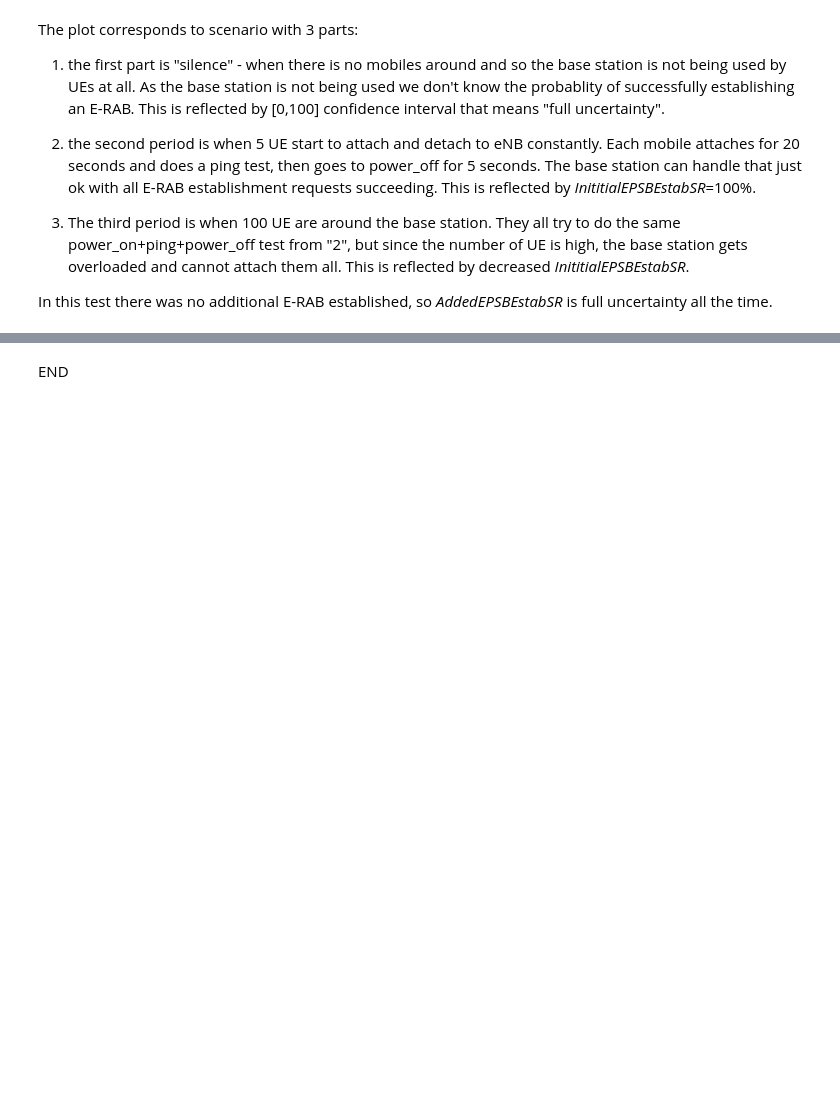
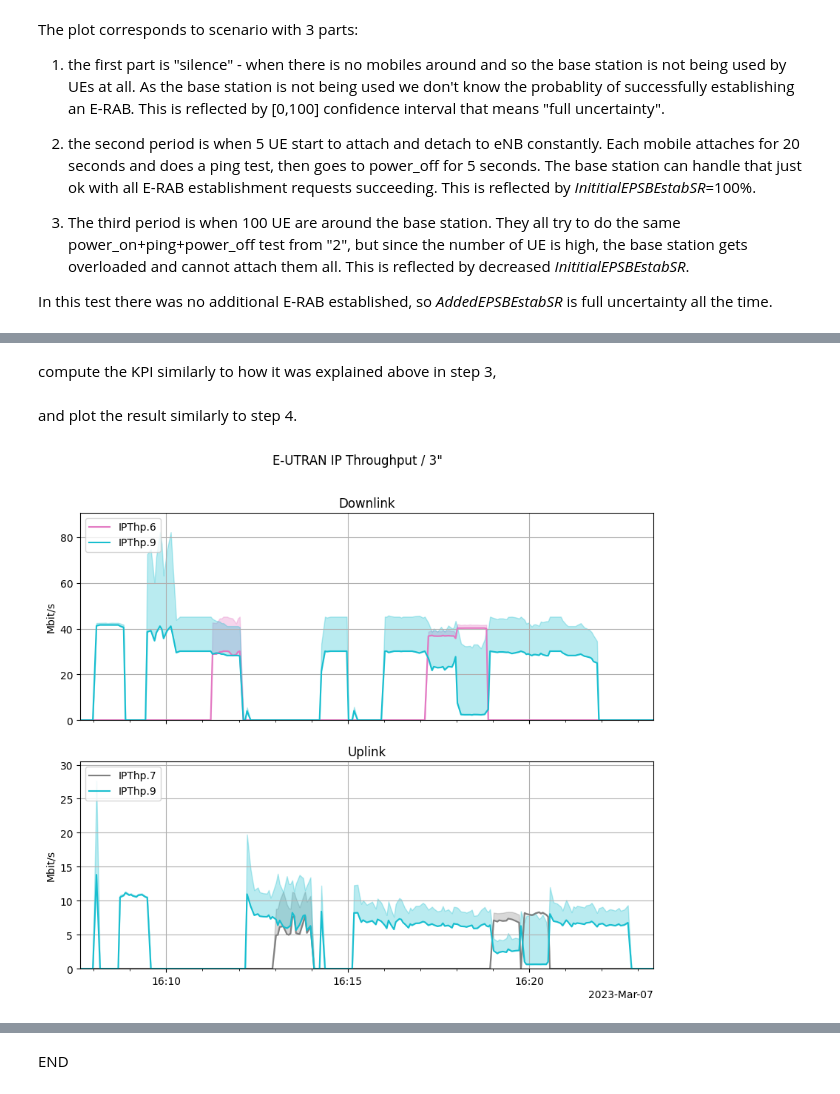
Before and after one commit to navytux/xlte, a Jupyter notebook: demo/kpidemo.ipynb, the cells around one changed output, grey strips where cells are left out. Saved outputs shown, nothing was run; the diff lists cells and outputs as text; code cells hidden in the pictures; blank space fills up the shorter version.

```diff
--- a/demo/kpidemo.ipynb
+++ b/demo/kpidemo.ipynb
@@ -124,0 +135,27 @@ In this test there was no additional E-RAB established, so *AddedEPSBEstabSR* is
+# %%
+xlog_uri = "https://lab.nexedi.com/kirr/misc/raw/1a88e053/lte/20230307-thpdemo.xlog"
+fxlog = urlopen(xlog_uri)
+alogm = akpi.LogMeasure(fxlog, open('/dev/null', 'r'))
+mlog  = load_measurements(alogm)
+# %% [markdown]
+compute the KPI similarly to how it was explained above in step 3,
+# %%
+tperiod = 3  # 3 seconds
+vτ = []
+vIPThp_qci = []
+
+for calc in calc_each_period(mlog, tperiod):
+    vτ.append(calc.τ_lo)
+    _ = calc.eutran_ip_throughput()     # E-UTRAN IP Throughput
+    vIPThp_qci.append(_)
+
+vτ          = np.asarray([datetime.fromtimestamp(_) for _ in vτ])
+vIPThp_qci  = np.asarray(vIPThp_qci)
+# %% [markdown]
+and plot the result similarly to step 4.
+# %%
+fig = plt.gcf()
+fig.set_size_inches(10, 8)
+kpidemo.figplot_eutran_ip_throughput(fig, vτ, vIPThp_qci, tperiod)
+# %% [output]
+[figure, added]
```
Also changed, not shown: parts of 6 cells of this notebook, 1 other file.
